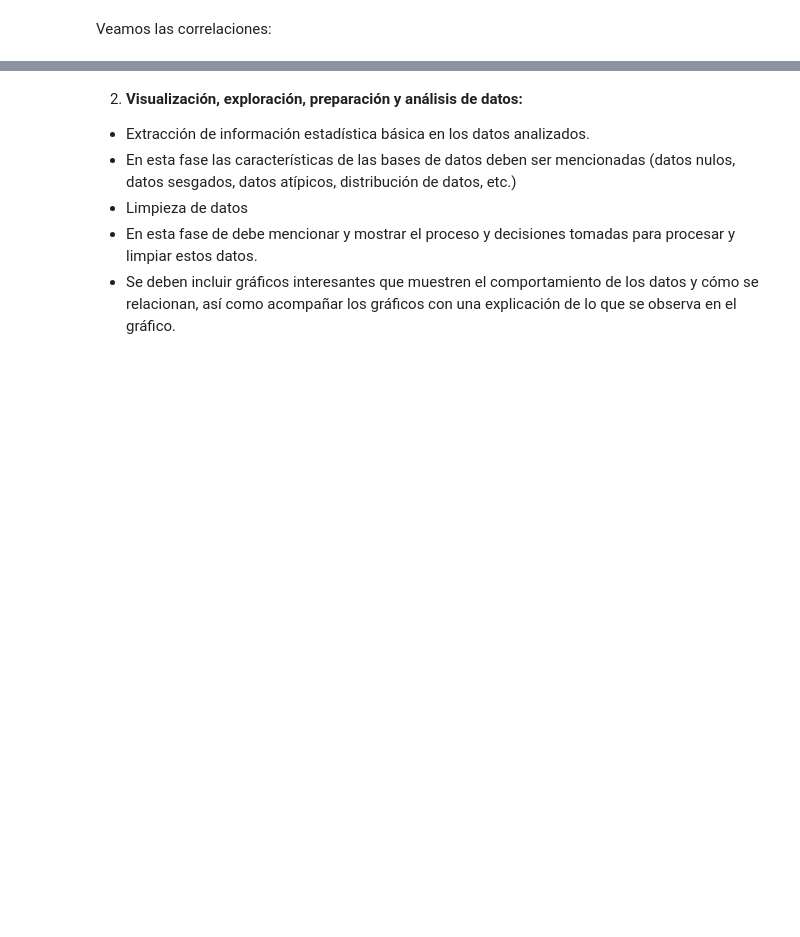
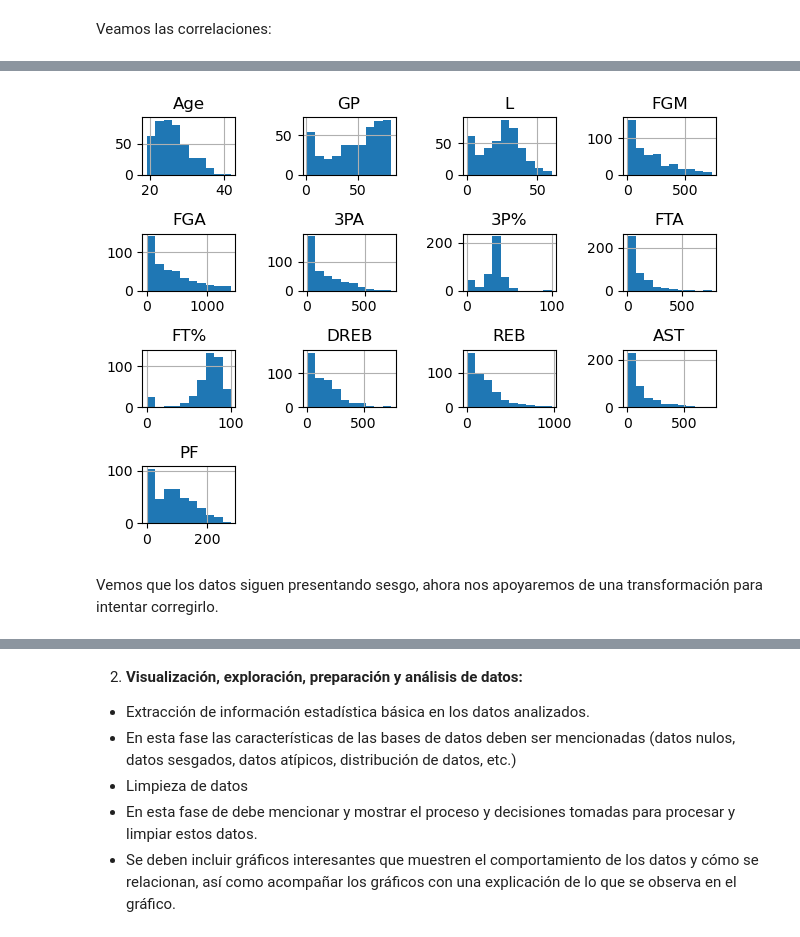
Before and after one commit to RafaelTakata0105/Proyecto_Flores_Takata, a Jupyter notebook: notebooks/Proyecto_final.ipynb, the cells around one changed output, grey strips where cells are left out. Cells and saved outputs as stored; diff of their text form; code cells hidden in the pictures; blank space fills up the shorter version.

```diff
--- a/notebooks/Proyecto_final.ipynb
+++ b/notebooks/Proyecto_final.ipynb
@@ -252,0 +275,7 @@ co.style.background_gradient(cmap='coolwarm').format(precision=2)
+# %%
+X_RFE_train.hist()
+plt.tight_layout()
+# %% [output]
+[figure, added]
+# %% [markdown]
+Vemos que los datos siguen presentando sesgo, ahora nos apoyaremos de una transformación para intentar corregirlo.
```
Also changed, not shown: parts of 11 cells of this notebook.
